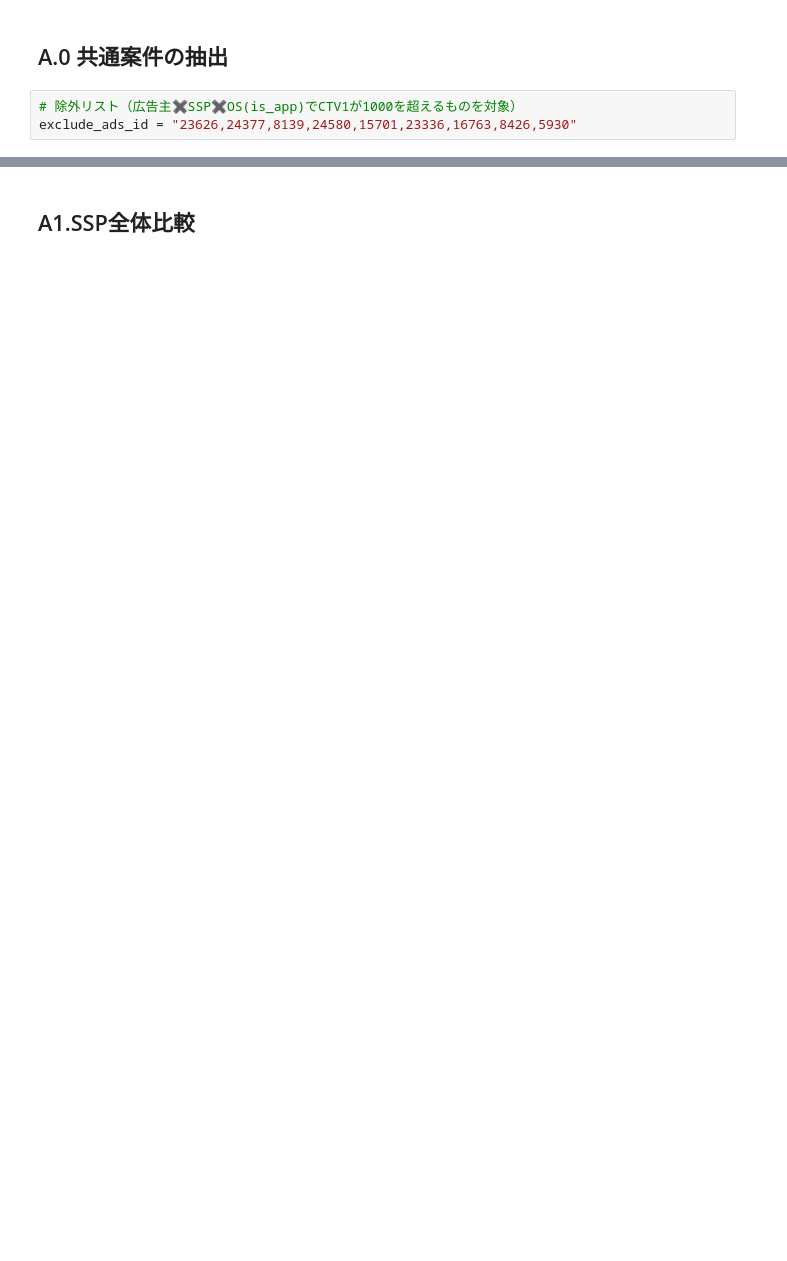
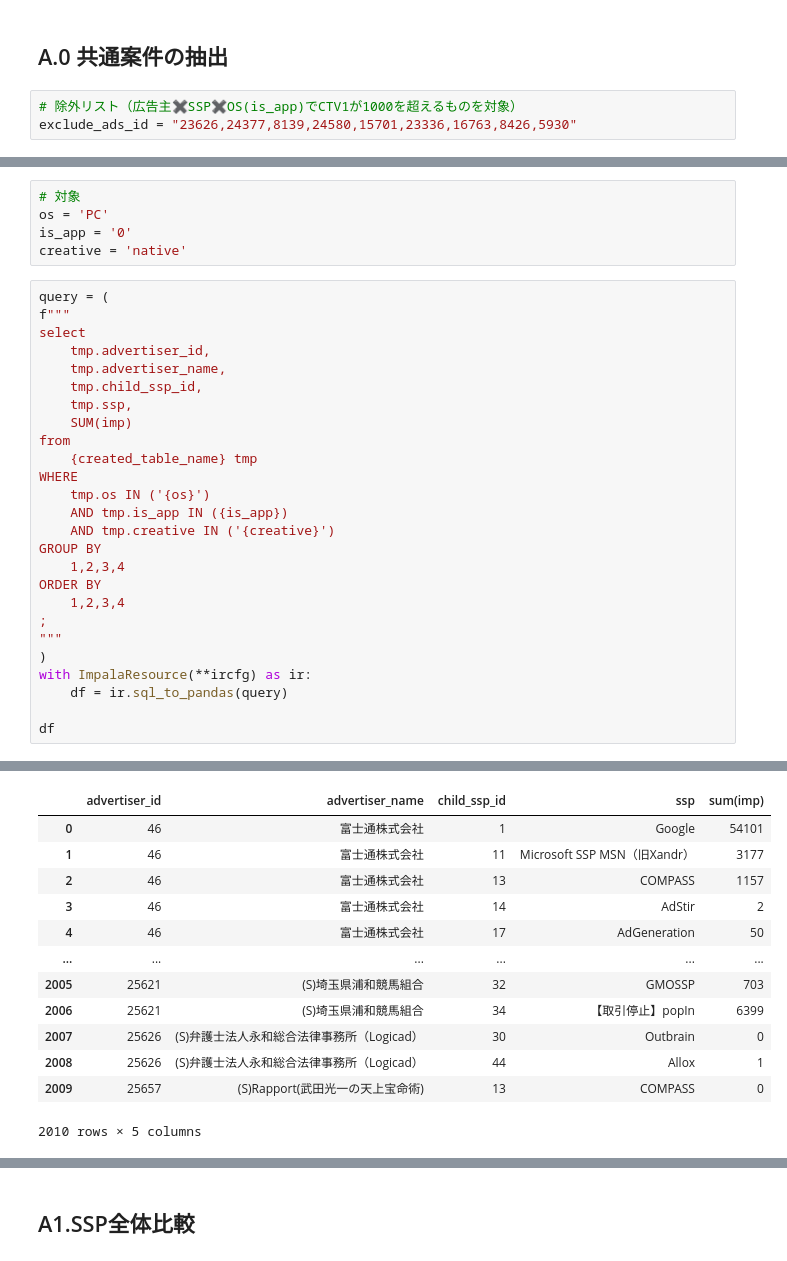
Before and after one commit to smn-ussy/dm_tasks, a Jupyter notebook: regular_tasks/monthly_tasks/MR/no3/MR課_月初_SSP比較データ.ipynb, the cells around one changed output, grey strips where cells are left out. Drawn from its saved outputs; the diff is of its cells as text; blank space fills up the shorter version.

```diff
--- a/regular_tasks/monthly_tasks/MR/no3/MR課_月初_SSP比較データ.ipynb
+++ b/regular_tasks/monthly_tasks/MR/no3/MR課_月初_SSP比較データ.ipynb
@@ -100,0 +231,32 @@ data_a_0_1.to_csv(file_path, index=False, sep="\t")
+# %%
+# 対象
+os = 'PC'
+is_app = '0'
+creative = 'native'
+# %%
+query = (
+f"""
+select
+    tmp.advertiser_id,
+    tmp.advertiser_name,
+    tmp.child_ssp_id,
+    tmp.ssp,
+    SUM(imp)
+from
+    {created_table_name} tmp
+WHERE
+    tmp.os IN ('{os}')
+    AND tmp.is_app IN ({is_app})
+    AND tmp.creative IN ('{creative}')
+GROUP BY
+    1,2,3,4
+ORDER BY
+    1,2,3,4
+;
+"""
+)
+with ImpalaResource(**ircfg) as ir:
+    df = ir.sql_to_pandas(query)
+
+df
+# %% [output]
@@ -100,0 +280,13 @@ data_a_0_1.to_csv(file_path, index=False, sep="\t")
+|  | advertiser_id | advertiser_name | child_ssp_id | ssp | sum(imp) |
+| 0 | 46 | 富士通株式会社 | 1 | Google | 54101 |
+| 1 | 46 | 富士通株式会社 | 11 | Microsoft SSP MSN（旧Xandr） | 3177 |
+| 2 | 46 | 富士通株式会社 | 13 | COMPASS | 1157 |
+| 3 | 46 | 富士通株式会社 | 14 | AdStir | 2 |
+| 4 | 46 | 富士通株式会社 | 17 | AdGeneration | 50 |
+| ... | ... | ... | ... | ... | ... |
+| 2005 | 25621 | (S)埼玉県浦和競馬組合 | 32 | GMOSSP | 703 |
+| 2006 | 25621 | (S)埼玉県浦和競馬組合 | 34 | 【取引停止】popIn | 6399 |
+| 2007 | 25626 | (S)弁護士法人永和総合法律事務所（Logicad） | 30 | Outbrain | 0 |
+| 2008 | 25626 | (S)弁護士法人永和総合法律事務所（Logicad） | 44 | Allox | 1 |
+| 2009 | 25657 | (S)Rapport(武田光一の天上宝命術) | 13 | COMPASS | 0 |
+2010 rows × 5 columns
```
Also changed, not shown: parts of 28 cells of this notebook.
